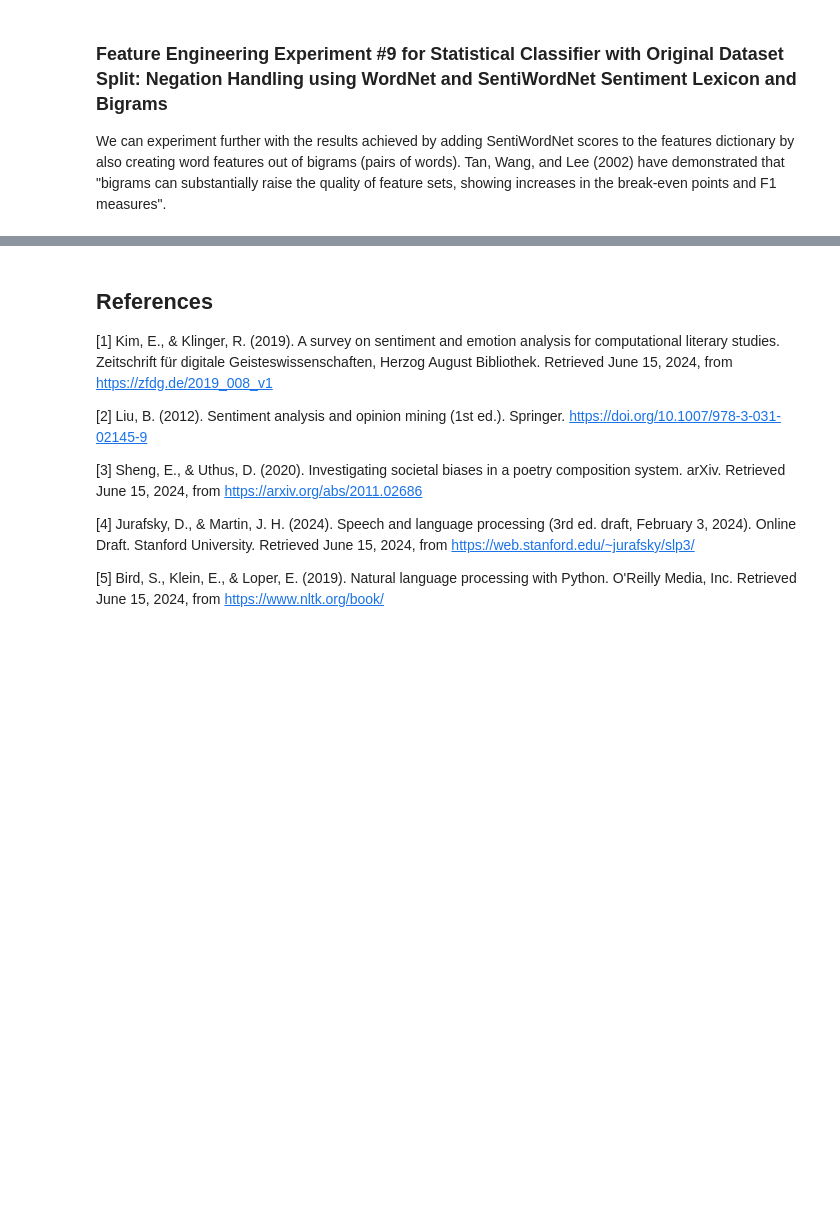
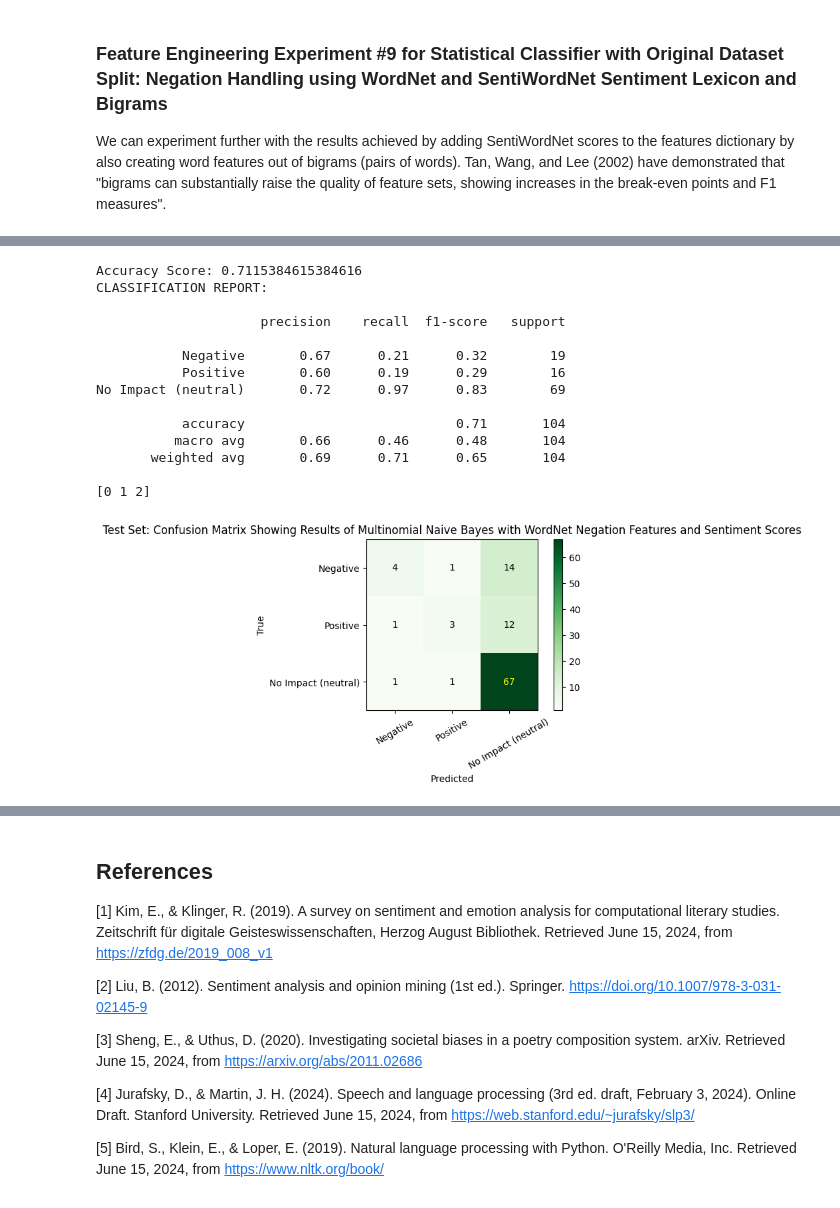
Before and after one commit to nyx500/NLP_Project_on_Poem_Sentiment_Analysis, a Jupyter notebook: NLP_Coursework_Poem_Sentiment_Classification.ipynb, the cells around one changed output, grey strips where cells are left out. Cells and saved outputs as stored; diff of their text form; code cells hidden in the pictures; blank space fills up the shorter version.

Commit message:
Finished original dataset split part

```diff
--- a/NLP_Coursework_Poem_Sentiment_Classification.ipynb
+++ b/NLP_Coursework_Poem_Sentiment_Classification.ipynb
@@ -1834,0 +1839,68 @@ KeyboardInterrupt:
+# %%
+# Apply negation handling to original test dataset tokens
+wordnet_negated_test_tokens = [handle_negation_with_wordnet(tokens, negation_patterns) for tokens in original_dataset_test_tokens]
+# Convert into tuples (token lsits - label) sets
+wordnet_negated_test_data_tuples = list(zip(wordnet_negated_test_tokens, original_dataset_test_labels))
+
+# Get vocabulary list from WordNet negated tokens (no bigrams this time)
+vocabulary_list = flatten_list_of_lists(wordnet_negated_train_tokens)
+vocabulary_set = set(vocabulary_list)
+# create a freq dist of the words, convert to lower case
+all_words = nltk.FreqDist(w for w in vocabulary_list)
+
+# Train a new NB classifier on the negated word sets using the best nr of word features (800) using WordNet negation and SentiWordNet sentiment scores
+N = 800
+word_features = list(all_words)[:N]
+
+# Create featuresets out of the train and validation document-tuples by applying the function defined above
+swn_wordnet_negated_train_data_featuresets = [(doc_features_with_swn_sentiment_scores(doc, word_features), label)
+                                                    for (doc, label) in wordnet_negated_train_data_tuples
+                                               ]
+swn_wordnet_negated_test_data_featuresets = [(doc_features_with_swn_sentiment_scores(doc, word_features), label)
+                                                         for (doc, label) in wordnet_negated_test_data_tuples
+                                                    ]
+
+NBclassifier = nltk.NaiveBayesClassifier.train(swn_wordnet_negated_train_data_featuresets)
+# Print the accuracy score
+print(f"Accuracy Score: {nltk.classify.accuracy(NBclassifier, swn_wordnet_negated_test_data_featuresets)}")
+
+# Store a list of the predicted labels for each of the samples in the test split
+swn_wordnet_negated_dataset_test_predictions = [] # store predicted labels in here.
+# iterate over the tuples in the test featureset (reminder: first elem is dict storing abs/presence of each word, second is the target label)
+for features_dict, label in swn_wordnet_negated_test_data_featuresets:
+    # apply the NB model to output the predicted label for each sample in the test set
+    predicted_label = NBclassifier.classify(features_dict)
+    # store the predicted label
+    swn_wordnet_negated_dataset_test_predictions.append(predicted_label)
+
+# Print classification report to view the precision, recall, f1 score for each class and macro-average
+print("CLASSIFICATION REPORT:\n")
+print(classification_report(
+    original_dataset_test_labels, # labels are the same for the negated featureset as for the original featureset
+    swn_wordnet_negated_dataset_test_predictions,
+    target_names=label_names)
+)
+
+# apply confusion matrix function to the new results
+generate_and_show_confusion_matrix(
+    original_dataset_test_labels,
+    swn_wordnet_negated_dataset_test_predictions,
+    label_names=label_names,
+    classifier_description="Test Set: Confusion Matrix Showing Results of Multinomial Naive Bayes with WordNet Negation Features and Sentiment Scores"
+)
+# %% [output]
+Accuracy Score: 0.7115384615384616
+CLASSIFICATION REPORT:
+
+                     precision    recall  f1-score   support
+
+           Negative       0.67      0.21      0.32        19
+           Positive       0.60      0.19      0.29        16
+No Impact (neutral)       0.72      0.97      0.83        69
+
+           accuracy                           0.71       104
+          macro avg       0.66      0.46      0.48       104
+       weighted avg       0.69      0.71      0.65       104
+
+[0 1 2]
+[figure, added]
```
Also changed, not shown: parts of 9 cells of this notebook.
